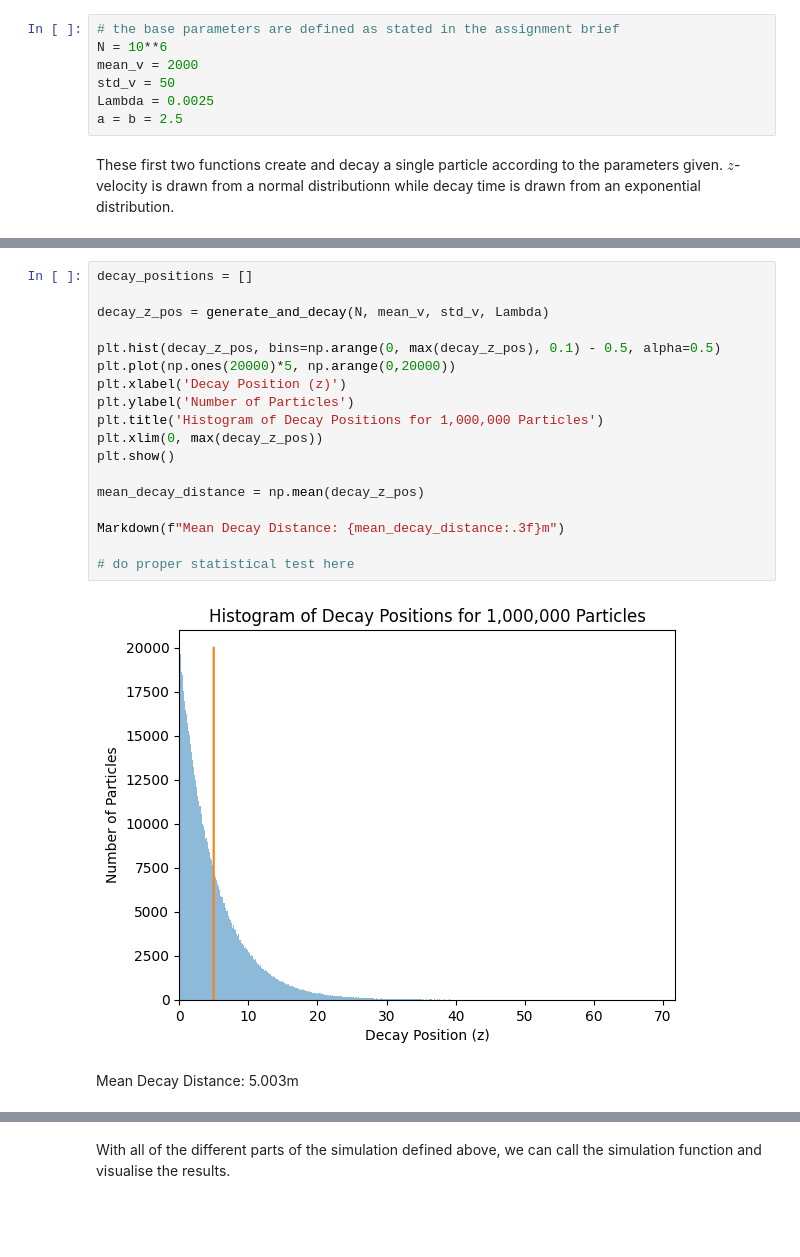
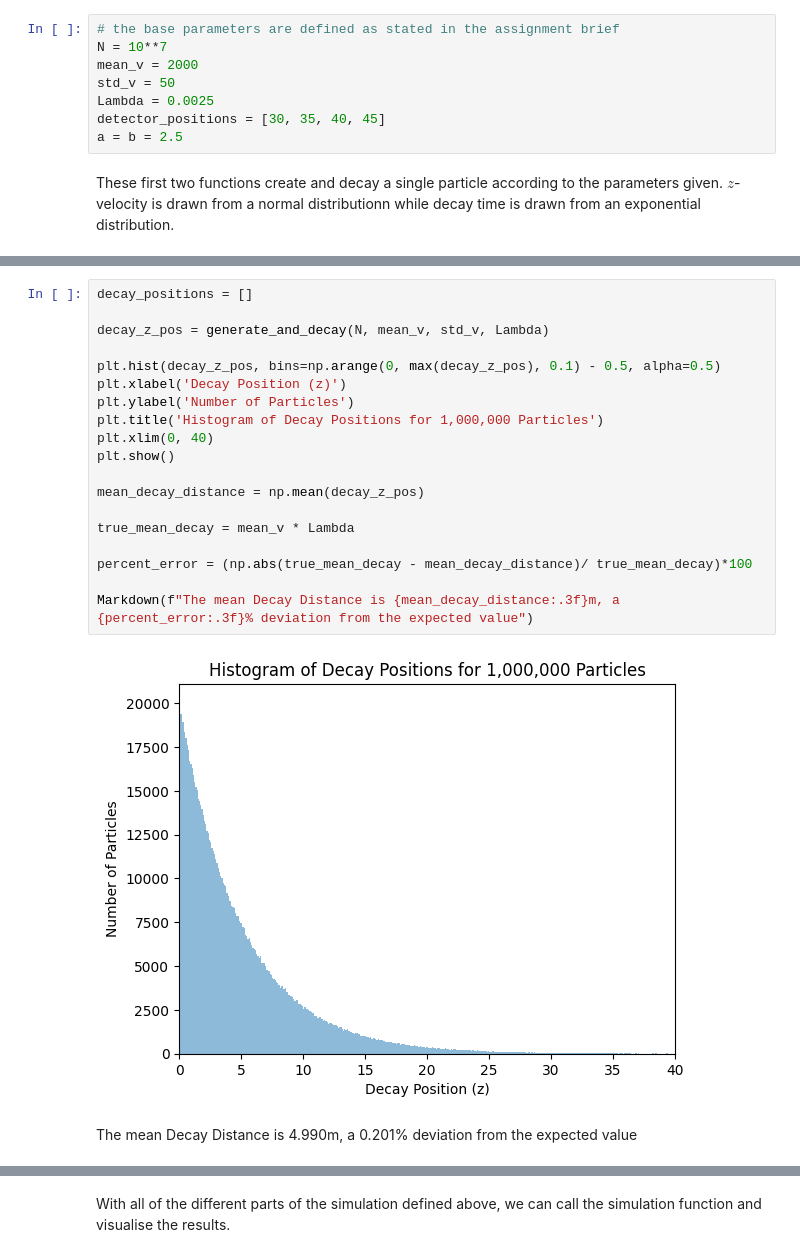
Before and after one commit to jpjharg/Coding-and-ML-year3, a Jupyter notebook: TB1/Project 1 - Option B.ipynb, the cells around one changed output, grey strips where cells are left out. Cells and saved outputs as stored; diff of their text form; blank space fills up the shorter version.

```diff
--- a/TB1/Project 1 - Option B.ipynb
+++ b/TB1/Project 1 - Option B.ipynb
@@ -14,10 +14,11 @@ from scipy.integrate import quad
 from IPython.display import Markdown
 # %%
 # the base parameters are defined as stated in the assignment brief
-N = 10**6
+N = 10**7
 mean_v = 2000
 std_v = 50
 Lambda = 0.0025
+detector_positions = [30, 35, 40, 45]
 a = b = 2.5
 # %% [markdown]
 These first two functions create and decay a single particle according to the parameters given. $z$-velocity is drawn from a normal distributionn while decay time is drawn from an exponential distribution.
@@ -51,22 +49,23 @@ The probability distribution function is multiplied by $10^6$ and plotted alongs
 # %%
 decay_positions = []
 
 decay_z_pos = generate_and_decay(N, mean_v, std_v, Lambda)
 
 plt.hist(decay_z_pos, bins=np.arange(0, max(decay_z_pos), 0.1) - 0.5, alpha=0.5)
-plt.plot(np.ones(20000)*5, np.arange(0,20000))
 plt.xlabel('Decay Position (z)')
 plt.ylabel('Number of Particles')
 plt.title('Histogram of Decay Positions for 1,000,000 Particles')
-plt.xlim(0, max(decay_z_pos))
+plt.xlim(0, 40)
 plt.show()
 
 mean_decay_distance = np.mean(decay_z_pos)
 
-Markdown(f"Mean Decay Distance: {mean_decay_distance:.3f}m")
+true_mean_decay = mean_v * Lambda
 
-# do proper statistical test here
+percent_error = (np.abs(true_mean_decay - mean_decay_distance)/ true_mean_decay)*100
+
+Markdown(f"The mean Decay Distance is {mean_decay_distance:.3f}m, a {percent_error:.3f}% deviation from the expected value")
 # %% [output]
-[figure, old version]
+[figure, new version]
-Mean Decay Distance: 5.003m
+The mean Decay Distance is 4.990m, a 0.201% deviation from the expected value
 # %% [markdown]
```
Also changed, not shown: parts of 16 cells of this notebook.
